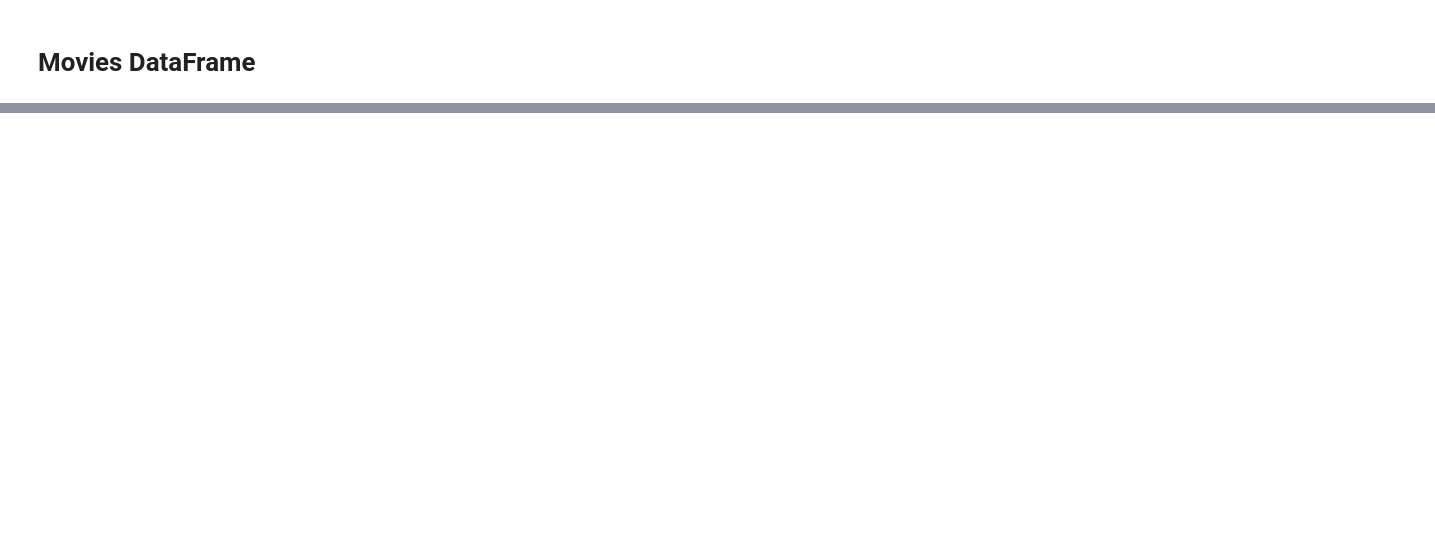
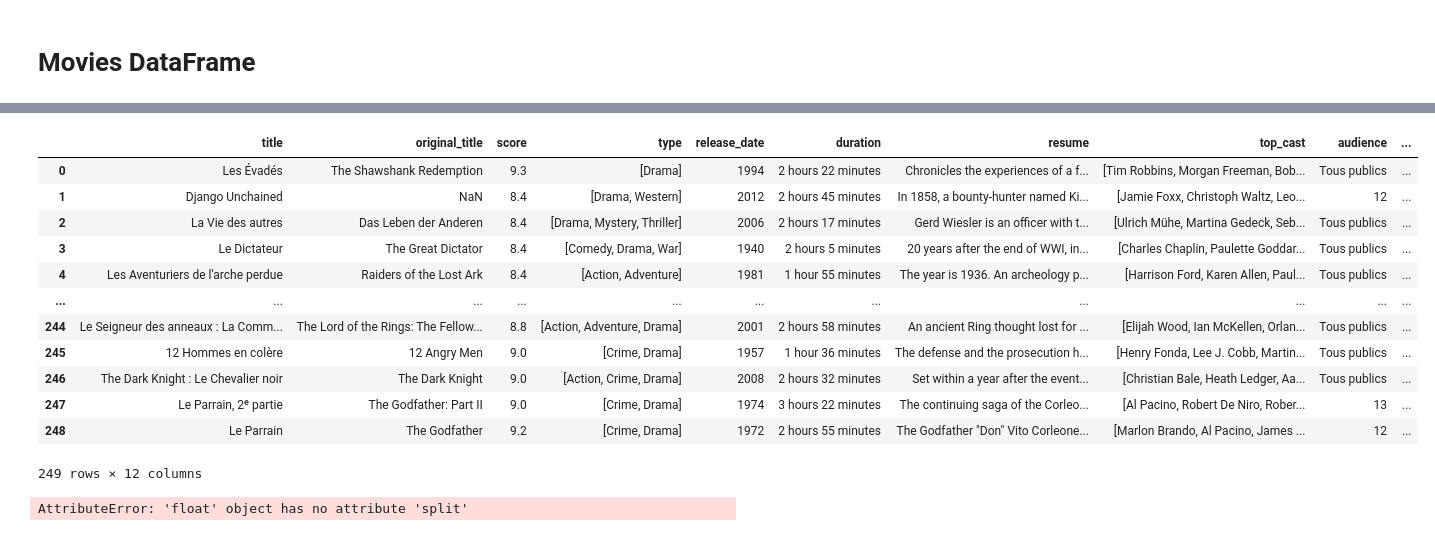
Before and after one commit to Soyda/brief-scraping-allocine, a Jupyter notebook: allocineScraping/allocineScraping/dataframe.ipynb, the cells around one changed output, grey strips where cells are left out. Cells and saved outputs as stored; diff of their text form; code cells hidden in the pictures; blank space fills up the shorter version.

```diff
--- a/allocineScraping/allocineScraping/dataframe.ipynb
+++ b/allocineScraping/allocineScraping/dataframe.ipynb
@@ -21,0 +63,16 @@ df
+# %%
+print(df_movies['duration'])
+
+minutes = []
+
+for i in range(len(df_movies['duration'])) :
+
+    duration_split = df_movies['duration'][i].split()
+
+    if len(duration_split) == 4 :
+        minutes.append(int(duration_split[0])*60 + int(duration_split[2]))
+    else :
+        minutes.append(int(duration_split[0]))
+
+
+minutes
@@ -21,0 +109,37 @@ df
+# %%
+def h_to_m(df) :
+    minutes = []
+
+    for i in range(len(df['duration'])) :
+
+        duration_split = df['duration'][i].split()
+
+        if len(duration_split) == 4 :
+            minutes.append(int(duration_split[0])*60 + int(duration_split[2]))
+        else :
+            minutes.append(int(duration_split[0]))
+
+    df['duration_minutes'] = minutes
+    return df['duration_minutes']
+# %%
+h_to_m(df_movies)
+df_movies
+# %% [output]
+|  | title | original_title | score | type | release_date | duration | resume | top_cast | audience | ... |
+| 0 | Les Évadés | The Shawshank Redemption | 9.3 | [Drama] | 1994 | 2 hours 22 minutes | Chronicles the experiences of a f... | [Tim Robbins, Morgan Freeman, Bob... | Tous publics | ... |
+| 1 | Django Unchained | NaN | 8.4 | [Drama, Western] | 2012 | 2 hours 45 minutes | In 1858, a bounty-hunter named Ki... | [Jamie Foxx, Christoph Waltz, Leo... | 12 | ... |
+| 2 | La Vie des autres | Das Leben der Anderen | 8.4 | [Drama, Mystery, Thriller] | 2006 | 2 hours 17 minutes | Gerd Wiesler is an officer with t... | [Ulrich Mühe, Martina Gedeck, Seb... | Tous publics | ... |
+| 3 | Le Dictateur | The Great Dictator | 8.4 | [Comedy, Drama, War] | 1940 | 2 hours 5 minutes | 20 years after the end of WWI, in... | [Charles Chaplin, Paulette Goddar... | Tous publics | ... |
+| 4 | Les Aventuriers de l'arche perdue | Raiders of the Lost Ark | 8.4 | [Action, Adventure] | 1981 | 1 hour 55 minutes | The year is 1936. An archeology p... | [Harrison Ford, Karen Allen, Paul... | Tous publics | ... |
+| ... | ... | ... | ... | ... | ... | ... | ... | ... | ... | ... |
+| 244 | Le Seigneur des anneaux : La Comm... | The Lord of the Rings: The Fellow... | 8.8 | [Action, Adventure, Drama] | 2001 | 2 hours 58 minutes | An ancient Ring thought lost for ... | [Elijah Wood, Ian McKellen, Orlan... | Tous publics | ... |
+| 245 | 12 Hommes en colère | 12 Angry Men | 9.0 | [Crime, Drama] | 1957 | 1 hour 36 minutes | The defense and the prosecution h... | [Henry Fonda, Lee J. Cobb, Martin... | Tous publics | ... |
+| 246 | The Dark Knight : Le Chevalier noir | The Dark Knight | 9.0 | [Action, Crime, Drama] | 2008 | 2 hours 32 minutes | Set within a year after the event... | [Christian Bale, Heath Ledger, Aa... | Tous publics | ... |
+| 247 | Le Parrain, 2ᵉ partie | The Godfather: Part II | 9.0 | [Crime, Drama] | 1974 | 3 hours 22 minutes | The continuing saga of the Corleo... | [Al Pacino, Robert De Niro, Rober... | 13 | ... |
+| 248 | Le Parrain | The Godfather | 9.2 | [Crime, Drama] | 1972 | 2 hours 55 minutes | The Godfather "Don" Vito Corleone... | [Marlon Brando, Al Pacino, James ... | 12 | ... |
+249 rows × 12 columns
+# %%
+h_to_m(df_series)
+df_series
+# %% [output]
+AttributeError: 'float' object has no attribute 'split'
```
Also changed, not shown: parts of 9 cells of this notebook, 6 other files.
